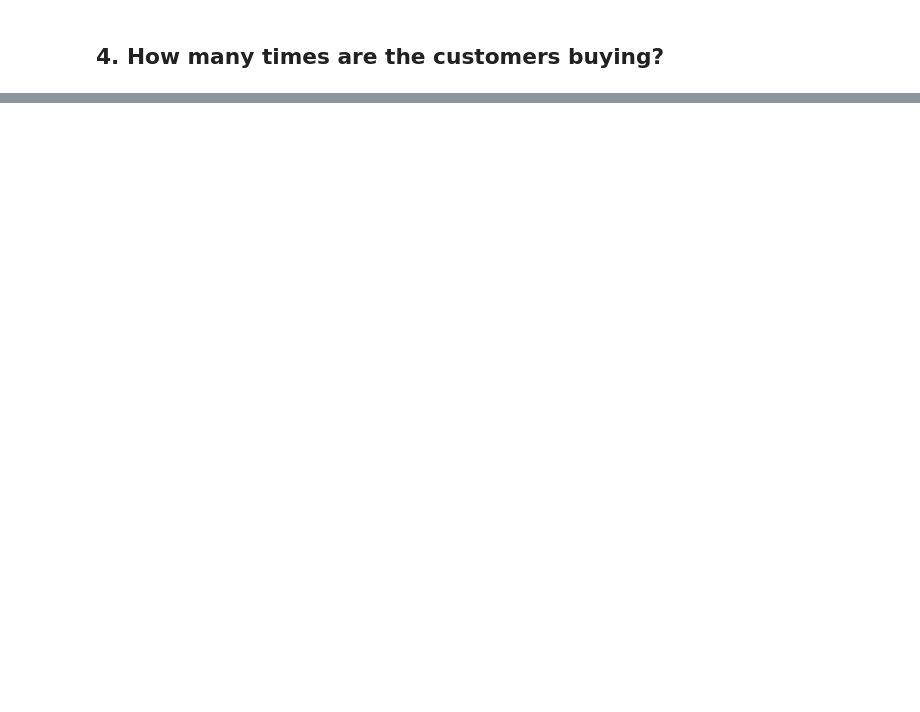
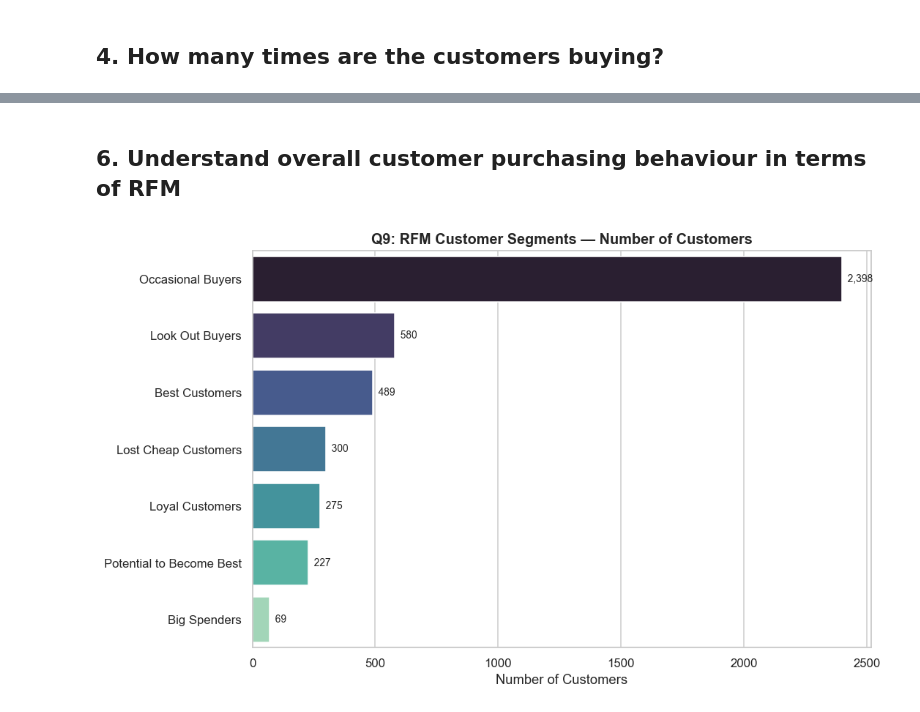
Before and after one commit to Lyvinthai/Retail_Sales_Data_Analytics, a Jupyter notebook: noteboook/eda.ipynb, the cells around one changed output, grey strips where cells are left out. Drawn from its saved outputs; the diff is of its cells as text; code cells hidden in the pictures; blank space fills up the shorter version.

```diff
--- a/noteboook/eda.ipynb
+++ b/noteboook/eda.ipynb
@@ -329,0 +335,48 @@ plt.show()
+# %% [markdown]
+## 6. Understand overall customer purchasing behaviour in terms of RFM
+# %%
+snapshot_date = sales["invoice_date"].max() + pd.Timedelta(days=1)
+cust_sales = sales.dropna(subset=["customer_id"]).copy()
+rfm = cust_sales.groupby("customer_id").agg(
+    recency=("invoice_date", lambda x: (snapshot_date - x.max()).days),
+    frequency=("invoice_no", "nunique"),
+    monetary=("sales_revenue", "sum"),
+).reset_index()
+
+r_score = pd.qcut(rfm["recency"], 4, labels=[4, 3, 2, 1]).astype(int)   # low recency (days) = best = 4
+f_score = pd.qcut(rfm["frequency"].rank(method="first"), 4, labels=[1, 2, 3, 4]).astype(int)
+m_score = pd.qcut(rfm["monetary"], 4, labels=[1, 2, 3, 4]).astype(int)
+rfm["R"], rfm["F"], rfm["M"] = r_score, f_score, m_score
+
+def segment_customer(row):
+    r, f, m = row["R"], row["F"], row["M"]
+    if r >= 4 and f >= 4 and m >= 4:
+        return "Best Customers"
+    if m >= 4 and f <= 2:
+        return "Big Spenders"
+    if f >= 4 and m < 4:
+        return "Loyal Customers"
+    if r >= 4 and f <= 2:
+        return "Potential to Become Best"
+    if r <= 2 and f >= 3:
+        return "Look Out Buyers"
+    if r == 1 and f == 1 and m == 1:
+        return "Lost Cheap Customers"
+    return "Occasional Buyers"
+
+rfm["segment"] = rfm.apply(segment_customer, axis=1)
+seg_counts = rfm["segment"].value_counts()
+
+fig, ax = plt.subplots(figsize=(10, 6))
+sns.barplot(x=seg_counts.values, y=seg_counts.index, palette="mako", ax=ax, hue=seg_counts.index, legend=False)
+ax.set_title("Q9: RFM Customer Segments — Number of Customers")
+ax.set_xlabel("Number of Customers"); ax.set_ylabel("")
+for i, v in enumerate(seg_counts.values):
+    ax.text(v, i, f"  {v:,}", va="center", fontsize=9)
+fig.tight_layout()
+plt.show()
+
+seg_detail = rfm.groupby("segment")[["recency", "frequency", "monetary"]].mean().round(1)
+seg_detail = seg_detail.reindex(seg_counts.index)
+# %% [output]
+[figure, added]
```
Also changed, not shown: parts of 5 cells of this notebook.
